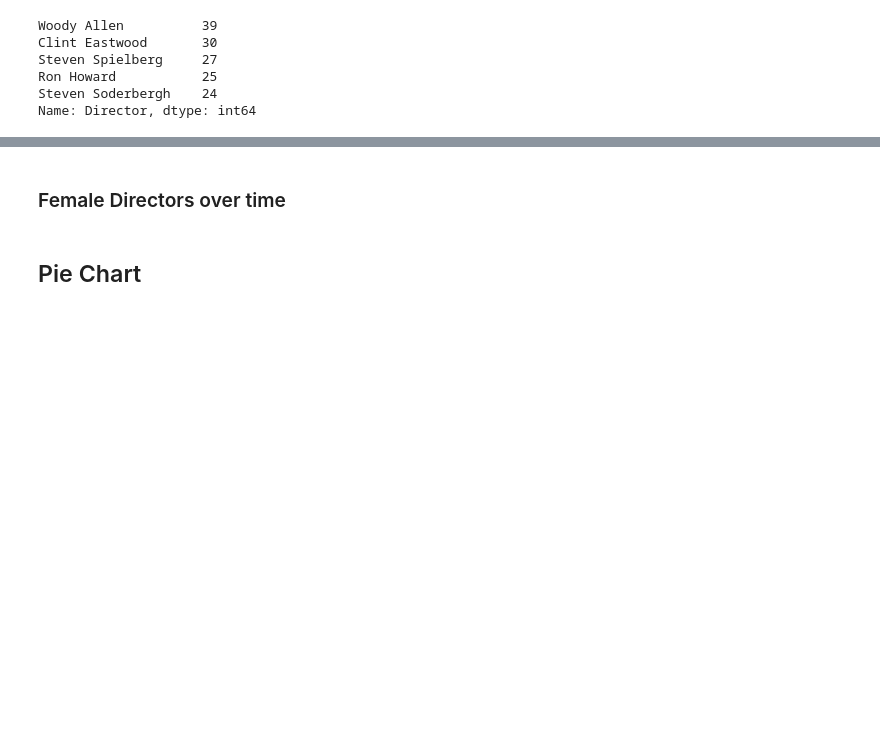
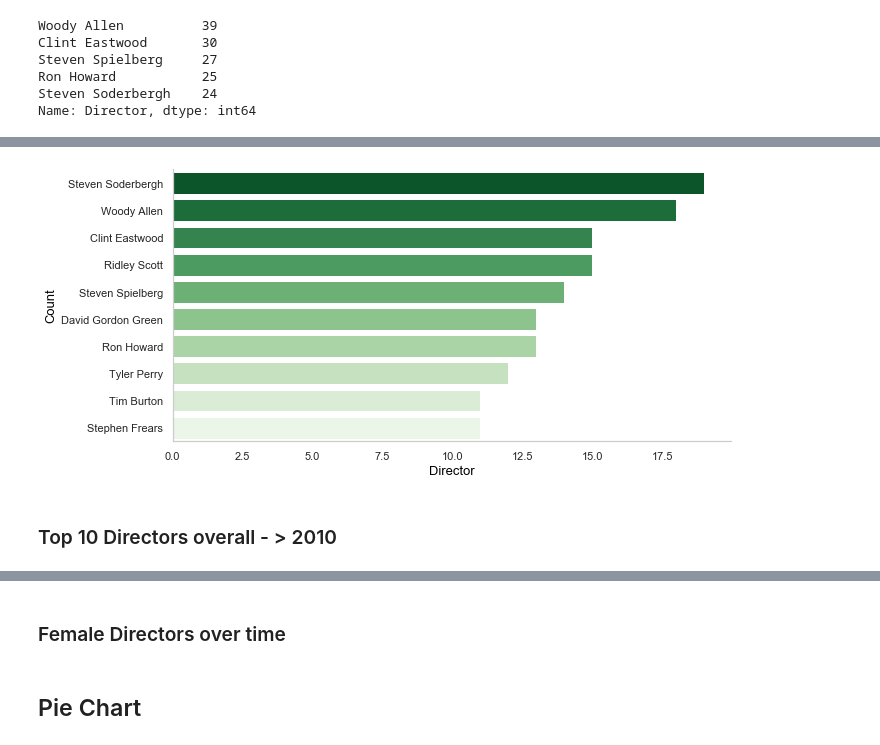
Before and after one commit to jbjornholm/Group-31-SoDa, a Jupyter notebook: Moritz/Exam/Exam Cici.ipynb, the cells around one changed output, grey strips where cells are left out. Saved outputs shown, nothing was run; the diff lists cells and outputs as text; code cells hidden in the pictures; blank space fills up the shorter version.

```diff
--- a/Moritz/Exam/Exam Cici.ipynb
+++ b/Moritz/Exam/Exam Cici.ipynb
@@ -171,0 +165,3 @@ plt.savefig("top10directors")
+# %%
+dfd_2000 = df_directors.copy()
+dfd_2000
@@ -171,0 +187,5 @@ plt.savefig("top10directors")
+# %%
+dfd_2000 = dfd_2000.drop(dfd_2000[dfd_2000.Year < 2000].index)
+#df_directors = df.drop(df[df.d_Drop == 1].index)
+len(dfd_2000)
+dfd_2000
@@ -171,0 +216,21 @@ plt.savefig("top10directors")
+# %%
+# top 10 directors overall - 2000
+import matplotlib.pyplot as plt
+%matplotlib inline
+import seaborn as sns
+
+top10_directors_2000 = dfd_2000["Director"].value_counts()[:10]
+plt.figure(figsize=(10,5))
+sns.set(style="whitegrid")
+sns.barplot(top10_directors_2000.values, top10_directors_2000.index, palette=("Greens_r"))
+plt.xlabel("Director", fontsize=13, color="Black")
+plt.ylabel("Count", fontsize=13, color="Black")
+plt.grid(False)
+sns.despine(left=False, right=True, bottom=False)
+#plt.title("Top 10 Lead Stars - Overall", fontsize = 14, fontweight="bold", color="Black")
+plt.show()
+#plt.savefig("top10directors")
+# %% [output]
+[figure, added]
+# %% [markdown]
+### Top 10 Directors overall - > 2010
```
Also changed, not shown: parts of 13 cells of this notebook, 9 other files.
